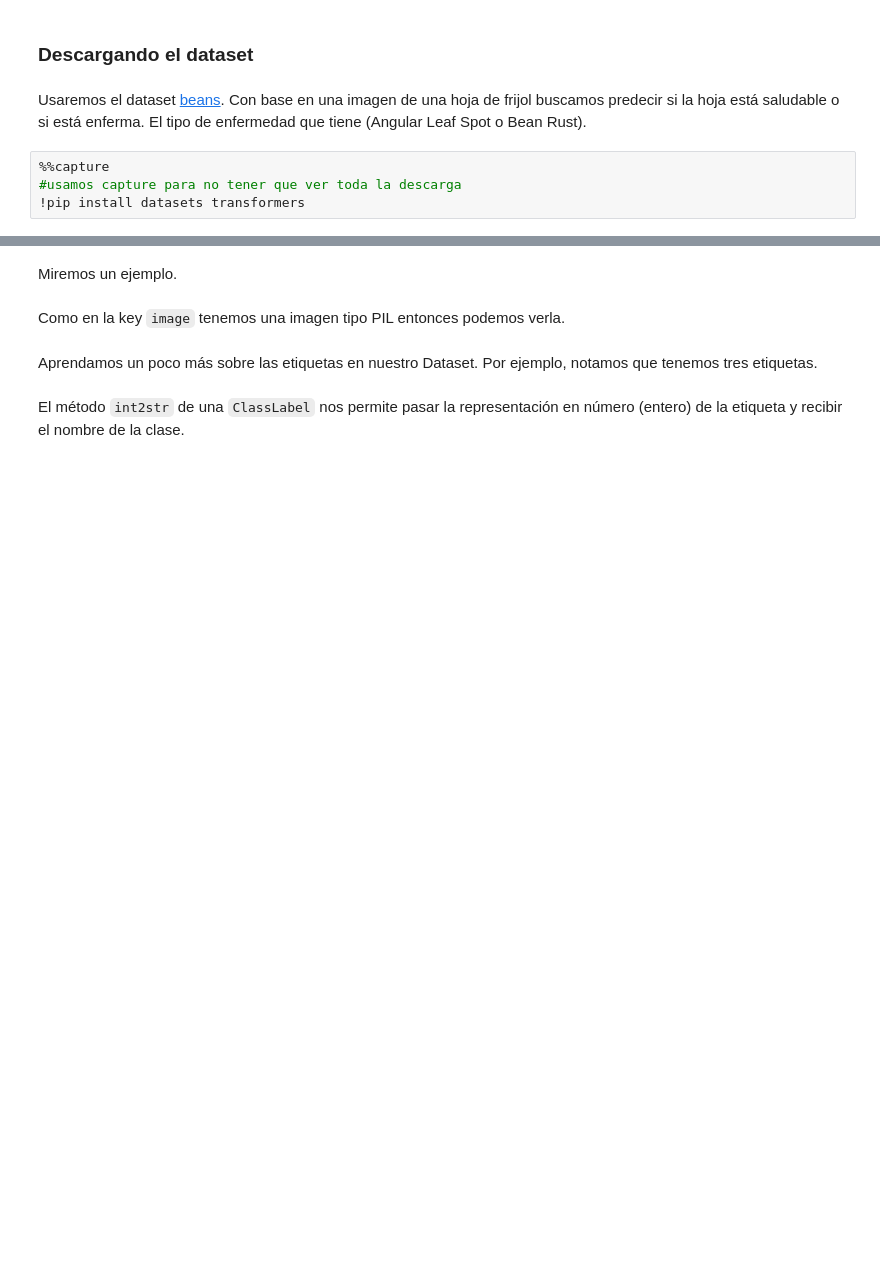
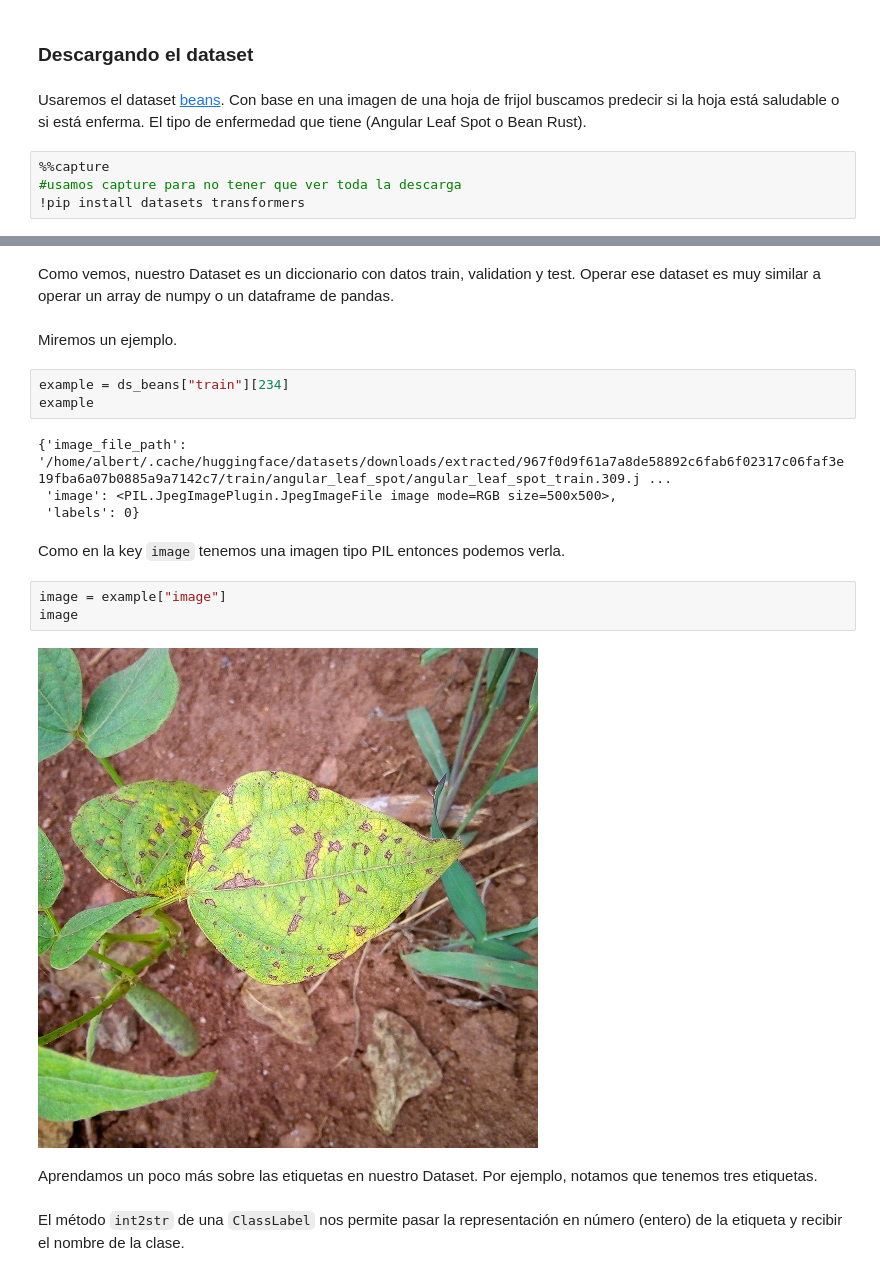
Before and after one commit to YoelCanaza/curso-transfer-learning-huggingface, a Jupyter notebook: my-practice_Computer_vision_con_Hugging_Face.ipynb, the cells around one changed output, grey strips where cells are left out. Drawn from its saved outputs; the diff is of its cells as text; blank space fills up the shorter version.

```diff
--- a/my-practice_Computer_vision_con_Hugging_Face.ipynb
+++ b/my-practice_Computer_vision_con_Hugging_Face.ipynb
@@ -38,7 +61,21 @@ ds_beans = load_dataset("beans")
+# %% [markdown]
+Como vemos, nuestro Dataset es un diccionario con datos train, validation y test. Operar ese dataset es muy similar a operar un array de numpy o un dataframe de pandas.
 # %% [markdown]
 Miremos un ejemplo.
+# %%
+example = ds_beans["train"][234]
+example
+# %% [output]
+{'image_file_path': '/home/albert/.cache/huggingface/datasets/downloads/extracted/967f0d9f61a7a8de58892c6fab6f02317c06faf3e19fba6a07b0885a9a7142c7/train/angular_leaf_spot/angular_leaf_spot_train.309.j ...
+ 'image': <PIL.JpegImagePlugin.JpegImageFile image mode=RGB size=500x500>,
+ 'labels': 0}
 # %% [markdown]
 Como en la key `image` tenemos una imagen tipo PIL entonces podemos verla.
+# %%
+image = example["image"]
+image
+# %% [output]
+[figure, added]
 # %% [markdown]
 Aprendamos un poco más sobre las etiquetas en nuestro Dataset. Por ejemplo, notamos que tenemos tres etiquetas.
 # %% [markdown]
```
Also changed, not shown: parts of 2 cells of this notebook.
